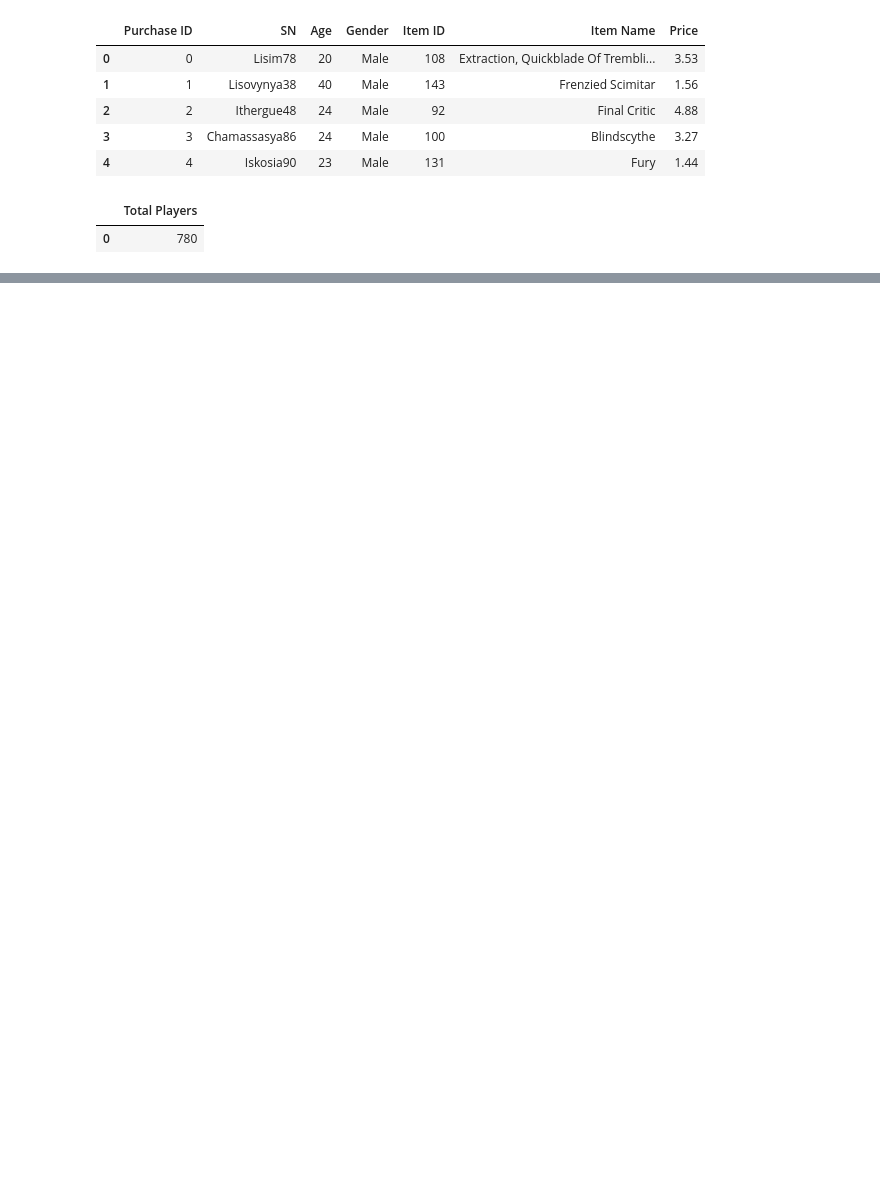
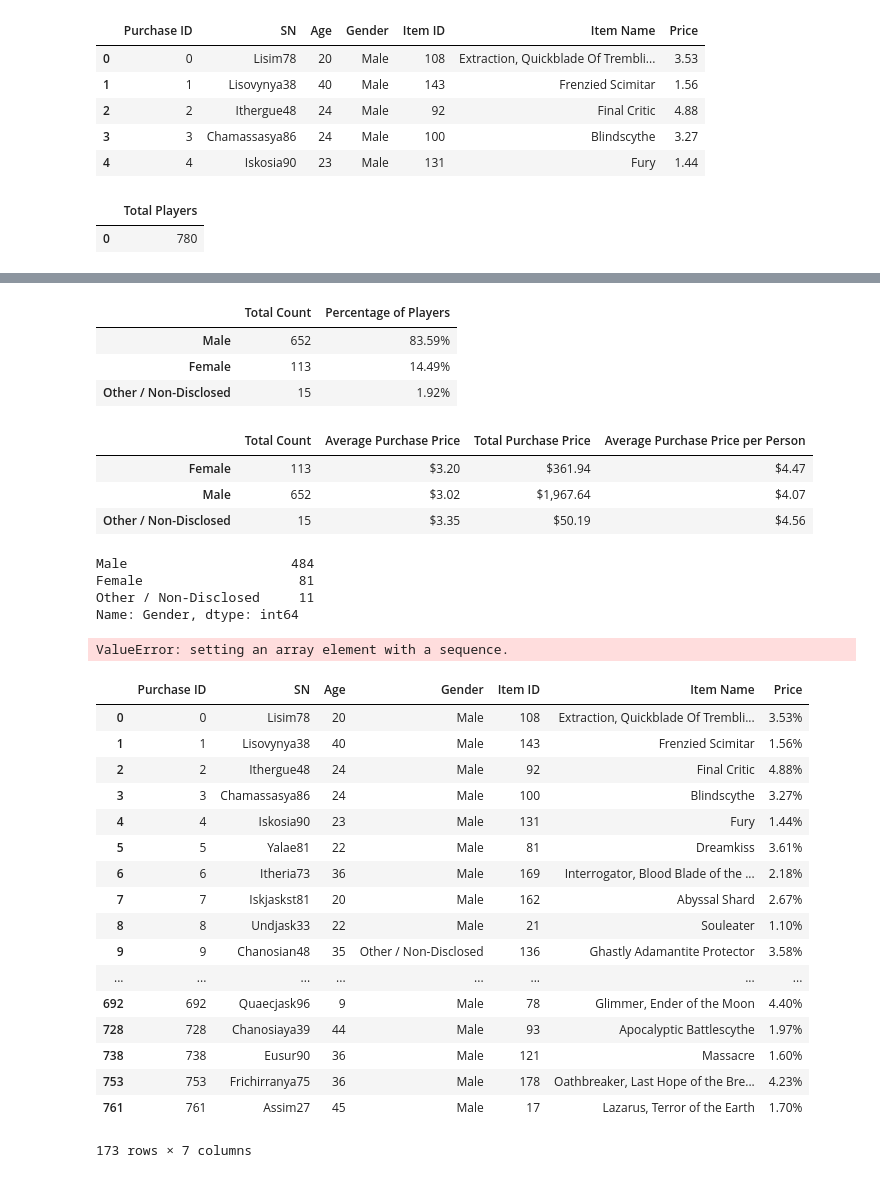
Before and after one commit to thomascbyrne12/pandas-challenge, a Jupyter notebook: HeroesOfPymoli/HeroesOfPymoli.ipynb, the cells around one changed output, grey strips where cells are left out. Cells and saved outputs as stored; diff of their text form; code cells hidden in the pictures; blank space fills up the shorter version.

```diff
--- a/HeroesOfPymoli/HeroesOfPymoli.ipynb
+++ b/HeroesOfPymoli/HeroesOfPymoli.ipynb
@@ -25,3 +25,11 @@ total_players
 # %% [output]
 |  | Total Players |
 | 0 | 780 |
+# %%
+unique_items = purchase_df["Item Name"].nunique()
+avg_price = purchase_df["Price"].mean()
+total_purchases = purchase_df["Purchase ID"].count()
+revenue = purchase_df["Price"].sum()
+pd.options.display.float_format = '${:,.2f}'.format
+summary_df  = pd.DataFrame({"Number of Unique Items": [unique_items], "Average Price": [avg_price],
+                            "Number of Purchases": [total_purchases], "Total Revenue": [revenue]})
@@ -27,0 +41,68 @@ total_players
+# %%
+gender_total = purchase_df["Gender"].value_counts()
+percents = purchase_df['Gender'].value_counts(normalize=True) * 100
+pd.options.display.float_format = '{:,.2f}%'.format
+gender_count = pd.DataFrame({"Total Count": gender_total, "Percentage of Players": percents})
+gender_count
+# %% [output]
+|  | Total Count | Percentage of Players |
+| Male | 652 | 83.59% |
+| Female | 113 | 14.49% |
+| Other / Non-Disclosed | 15 | 1.92% |
+# %%
+gender_df = purchase_df.groupby("Gender")
+gender_avg = gender_df["Price"].mean()
+gender_price = gender_df["Price"].sum()
+unique_df = purchase_df.drop_duplicates("SN")
+unique = unique_df["Gender"].value_counts()
+avg_per_person = gender_price / unique
+pd.options.display.float_format = '${:,.2f}'.format
+gender_sort_df = pd.DataFrame({"Total Count": gender_total, "Average Purchase Price": gender_avg,
+                                "Total Purchase Price": gender_price,
+                                "Average Purchase Price per Person": avg_per_person})
+gender_sort_df
+# %% [output]
+|  | Total Count | Average Purchase Price | Total Purchase Price | Average Purchase Price per Person |
+| Female | 113 | $3.20 | $361.94 | $4.47 |
+| Male | 652 | $3.02 | $1,967.64 | $4.07 |
+| Other / Non-Disclosed | 15 | $3.35 | $50.19 | $4.56 |
+# %%
+unique
+# %% [output]
+Male                     484
+Female                    81
+Other / Non-Disclosed     11
+Name: Gender, dtype: int64
+# %%
+bins = [1, 10, 14, 15, 20, 25, 30, 35, 40]
+labels = ['<10', '10-14', '15-19', '20-24', '25-29', '30-34', '35-39', '40+']
+age_df = purchase_df.groupby('Age')
+age_cut = pd.cut(age_df['Age'], bins=bins, labels=labels)
+age_total = pd.cut(age_df['Age'], bins=bins).value_counts()
+percents = pd.cut(age_df['Age'], bins=bins).value_counts(normalize=True) * 100
+age_cut = age_cut.drop_duplicates('first')
+age_cut = age_cut.dropna(how='any')
+total_df = pd.DataFrame({'Age': age_cut, 'Total Count': age_total.values, 'Percentage of Players': percents.values})
+# %% [output]
+ValueError: setting an array element with a sequence.
+# %%
+age_df.head()
+# %% [output]
+|  | Purchase ID | SN | Age | Gender | Item ID | Item Name | Price |
+| 0 | 0 | Lisim78 | 20 | Male | 108 | Extraction, Quickblade Of Trembli... | 3.53% |
+| 1 | 1 | Lisovynya38 | 40 | Male | 143 | Frenzied Scimitar | 1.56% |
+| 2 | 2 | Ithergue48 | 24 | Male | 92 | Final Critic | 4.88% |
+| 3 | 3 | Chamassasya86 | 24 | Male | 100 | Blindscythe | 3.27% |
+| 4 | 4 | Iskosia90 | 23 | Male | 131 | Fury | 1.44% |
+| 5 | 5 | Yalae81 | 22 | Male | 81 | Dreamkiss | 3.61% |
+| 6 | 6 | Itheria73 | 36 | Male | 169 | Interrogator, Blood Blade of the ... | 2.18% |
+| 7 | 7 | Iskjaskst81 | 20 | Male | 162 | Abyssal Shard | 2.67% |
+| 8 | 8 | Undjask33 | 22 | Male | 21 | Souleater | 1.10% |
+| 9 | 9 | Chanosian48 | 35 | Other / Non-Disclosed | 136 | Ghastly Adamantite Protector | 3.58% |
+| ... | ... | ... | ... | ... | ... | ... | ... |
+| 692 | 692 | Quaecjask96 | 9 | Male | 78 | Glimmer, Ender of the Moon | 4.40% |
+| 728 | 728 | Chanosiaya39 | 44 | Male | 93 | Apocalyptic Battlescythe | 1.97% |
+| 738 | 738 | Eusur90 | 36 | Male | 121 | Massacre | 1.60% |
+| 753 | 753 | Frichirranya75 | 36 | Male | 178 | Oathbreaker, Last Hope of the Bre... | 4.23% |
+| 761 | 761 | Assim27 | 45 | Male | 17 | Lazarus, Terror of the Earth | 1.70% |
+173 rows × 7 columns
```
Also changed, not shown: parts of 2 cells of this notebook.
